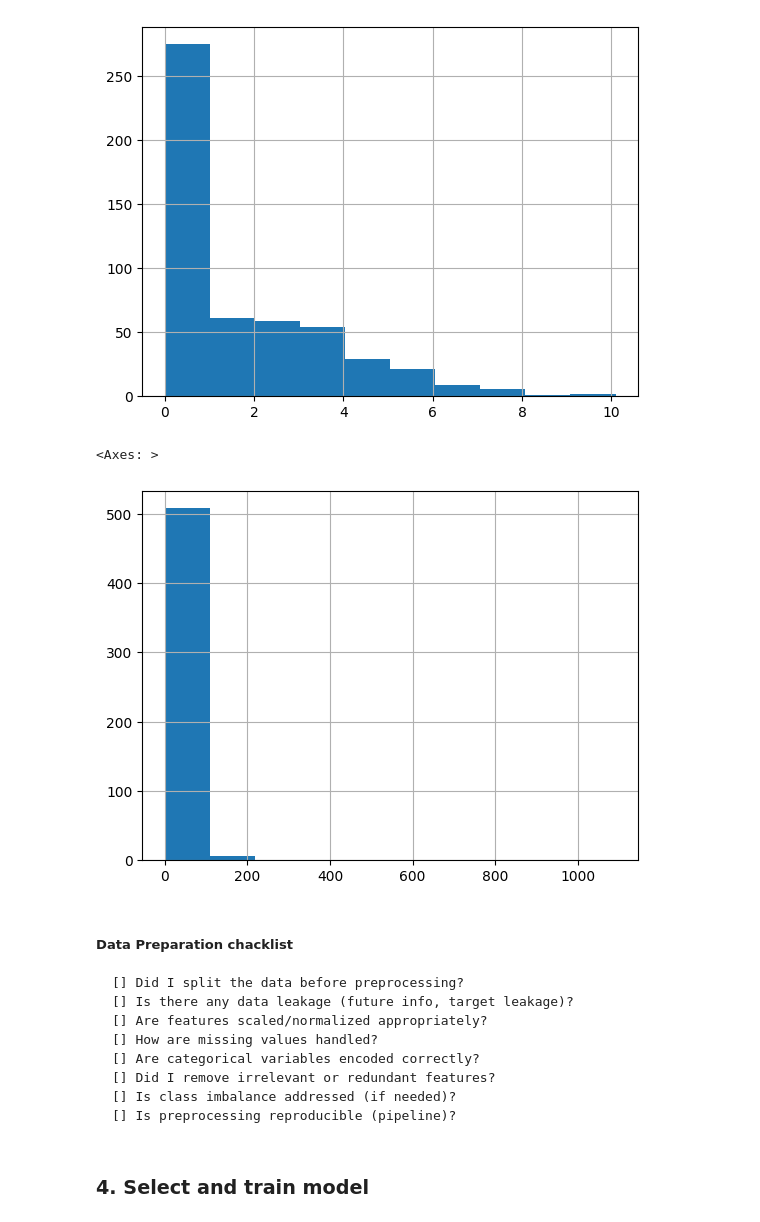
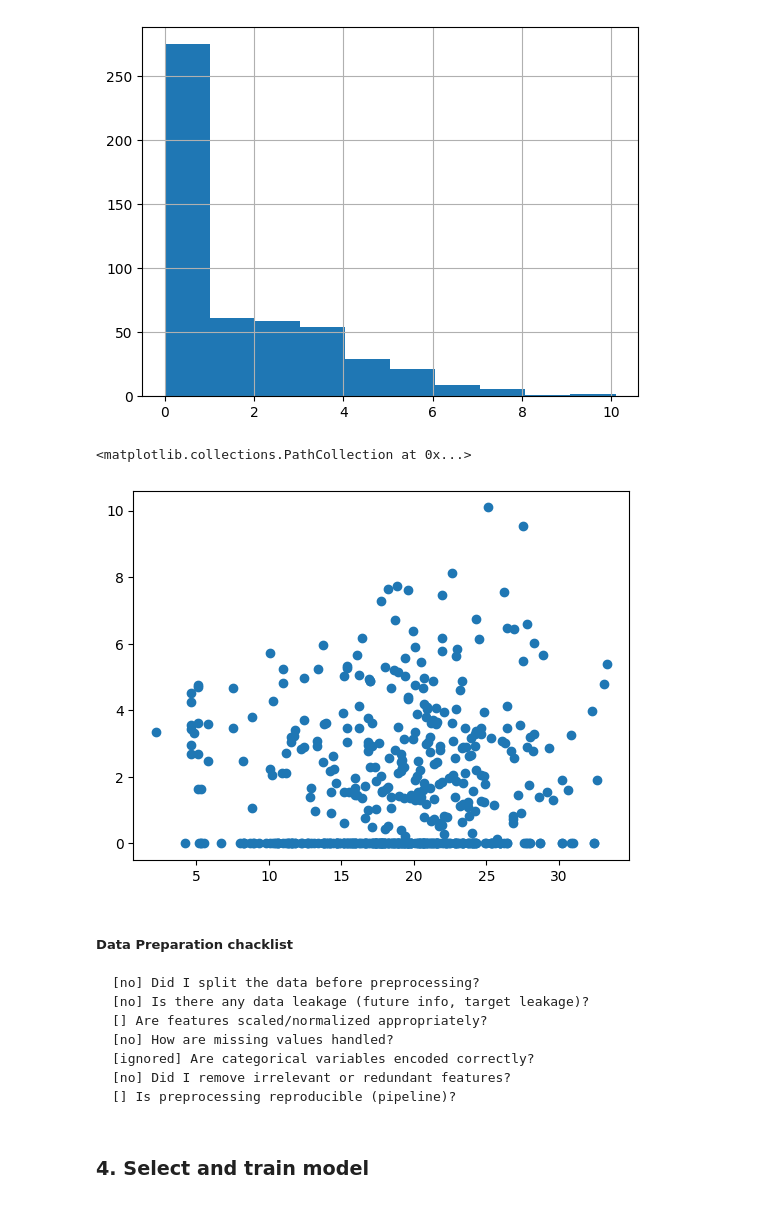
Before and after one commit to lbrodsky/machine_learning_geosciences, a Jupyter notebook: 06_ML_workflow/06_2_LAB_ML_workflow_exercise.ipynb, the cells around one changed output. Cells and saved outputs as stored; diff of their text form; code cells hidden in the pictures.

```diff
--- a/06_ML_workflow/06_2_LAB_ML_workflow_exercise.ipynb
+++ b/06_ML_workflow/06_2_LAB_ML_workflow_exercise.ipynb
@@ -134,0 +141,2 @@ df['temp'].hist()
+# %%
+df_sel = df.copy()
@@ -134,0 +159,4 @@ df['temp'].hist()
+# %%
+df_sel.drop(["month"], inplace=True, axis=1)
+# %%
+df_sel.drop(["day"], inplace=True, axis=1)
@@ -210,16 +236,16 @@ plt.scatter(df['temp'], df['area'])
 # many 0, some areas > 0 up to 10000 ha
 # logarithm transform
 # df['area'].hist()
-df['area_ln'] = np.log2(df['area'] + 1)
-df['area_ln'].hist()
+df_sel['area_ln'] = np.log2(df['area'] + 1)
+df_sel['area_ln'].hist()
 # %% [output]
 <Axes: >
 [figure]
 # %%
-df['area'].hist()
+plt.scatter(df_sel['temp'], df_sel['area_ln'])
 # %% [output]
-<Axes: >
+<matplotlib.collections.PathCollection at 0x...>
-[figure, old version]
+[figure, new version]
 # %%
 # cat values to numerical
 # %%
@@ -229,13 +255,12 @@ df['area'].hist()
 # %% [markdown]
 #####  Data Preparation chacklist
 
-    [] Did I split the data before preprocessing?
-    [] Is there any data leakage (future info, target leakage)?
+    [no] Did I split the data before preprocessing?
+    [no] Is there any data leakage (future info, target leakage)?
     [] Are features scaled/normalized appropriately?
-    [] How are missing values handled?
-    [] Are categorical variables encoded correctly?
-    [] Did I remove irrelevant or redundant features?
-    [] Is class imbalance addressed (if needed)?
+    [no] How are missing values handled?
+    [ignored] Are categorical variables encoded correctly?
+    [no] Did I remove irrelevant or redundant features?
     [] Is preprocessing reproducible (pipeline)?
 # %% [markdown]
 ### 4. Select and train model
```
Also changed, not shown: parts of 57 cells of this notebook, 4 other files.
